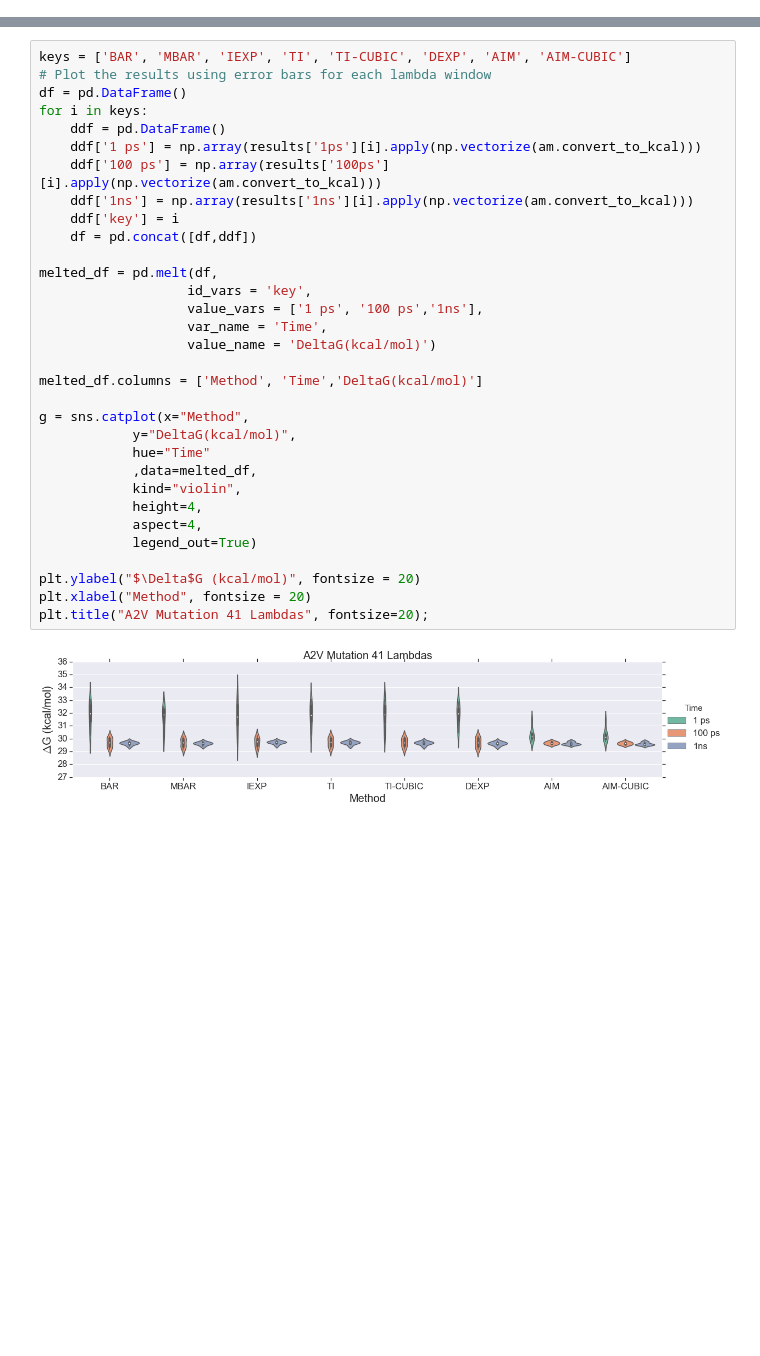
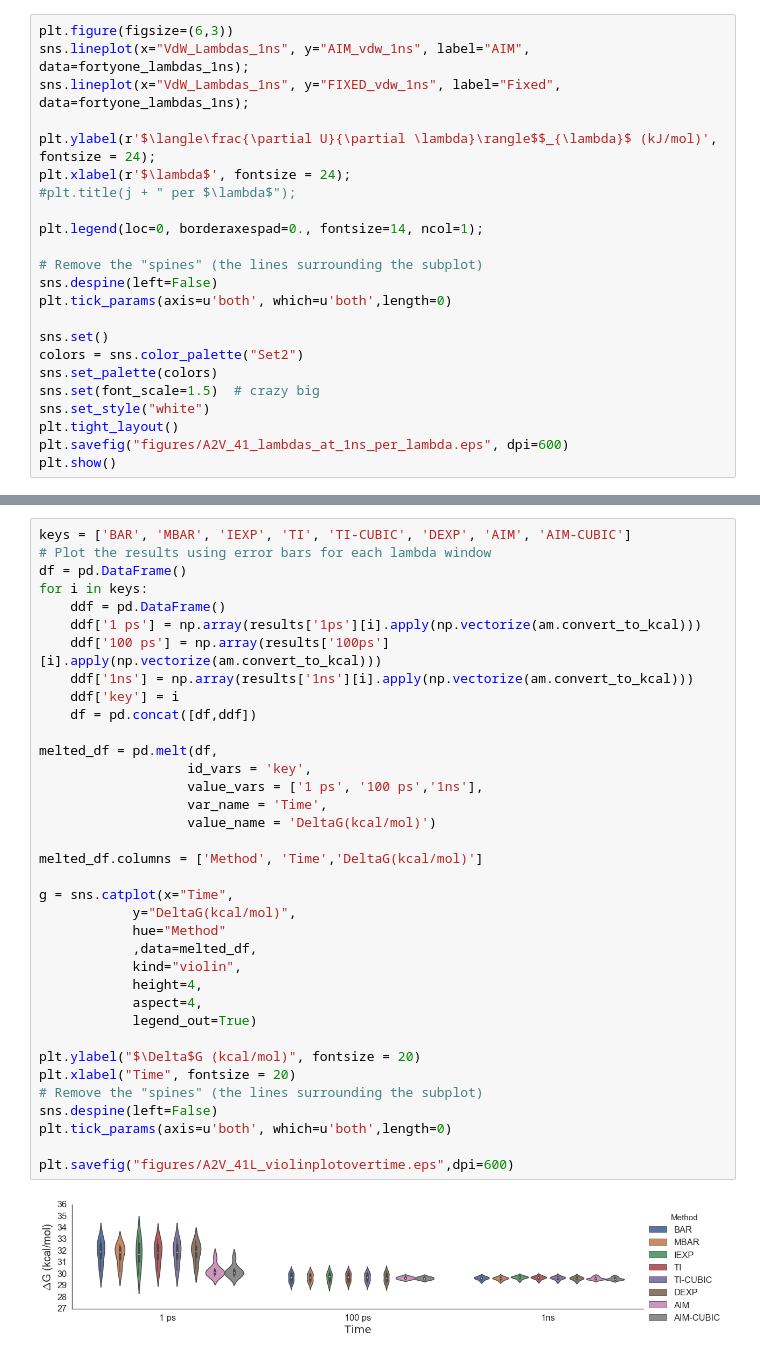
Before and after one commit to bioSandMan/gmx514, a Jupyter notebook: tripep.ipynb, the cells around one changed output, grey strips where cells are left out. Saved outputs shown, nothing was run; the diff lists cells and outputs as text; blank space fills up the shorter version.

Commit message:
adding figures

```diff
--- a/tripep.ipynb
+++ b/tripep.ipynb
@@ -460,0 +433,23 @@ for j in times:
+# %%
+plt.figure(figsize=(6,3))
+sns.lineplot(x="VdW_Lambdas_1ns", y="AIM_vdw_1ns", label="AIM", data=fortyone_lambdas_1ns);
+sns.lineplot(x="VdW_Lambdas_1ns", y="FIXED_vdw_1ns", label="Fixed", data=fortyone_lambdas_1ns);
+
+plt.ylabel(r'$\langle\frac{\partial U}{\partial \lambda}\rangle$$_{\lambda}$ (kJ/mol)', fontsize = 24);
+plt.xlabel(r'$\lambda$', fontsize = 24);
+#plt.title(j + " per $\lambda$");
+
+plt.legend(loc=0, borderaxespad=0., fontsize=14, ncol=1);
+
+# Remove the "spines" (the lines surrounding the subplot)
+sns.despine(left=False)
+plt.tick_params(axis=u'both', which=u'both',length=0)
+
+sns.set()
+colors = sns.color_palette("Set2")
+sns.set_palette(colors)
+sns.set(font_scale=1.5)  # crazy big
+sns.set_style("white")
+plt.tight_layout()
+plt.savefig("figures/A2V_41_lambdas_at_1ns_per_lambda.eps", dpi=600)
+plt.show()
@@ -461,34 +458,38 @@ for j in times:
 # %%
 keys = ['BAR', 'MBAR', 'IEXP', 'TI', 'TI-CUBIC', 'DEXP', 'AIM', 'AIM-CUBIC']
 # Plot the results using error bars for each lambda window
 df = pd.DataFrame()
 for i in keys:
     ddf = pd.DataFrame()
     ddf['1 ps'] = np.array(results['1ps'][i].apply(np.vectorize(am.convert_to_kcal)))
     ddf['100 ps'] = np.array(results['100ps'][i].apply(np.vectorize(am.convert_to_kcal)))
     ddf['1ns'] = np.array(results['1ns'][i].apply(np.vectorize(am.convert_to_kcal)))
     ddf['key'] = i
     df = pd.concat([df,ddf])
 
 melted_df = pd.melt(df,
                    id_vars = 'key',
                    value_vars = ['1 ps', '100 ps','1ns'],
                    var_name = 'Time',
                    value_name = 'DeltaG(kcal/mol)')
 
 melted_df.columns = ['Method', 'Time','DeltaG(kcal/mol)']
 
-g = sns.catplot(x="Method",
+g = sns.catplot(x="Time",
             y="DeltaG(kcal/mol)",
-            hue="Time"
+            hue="Method"
             ,data=melted_df,
             kind="violin",
             height=4,
             aspect=4,
             legend_out=True)
 
 plt.ylabel("$\Delta$G (kcal/mol)", fontsize = 20)
-plt.xlabel("Method", fontsize = 20)
-plt.title("A2V Mutation 41 Lambdas", fontsize=20);
+plt.xlabel("Time", fontsize = 20)
+# Remove the "spines" (the lines surrounding the subplot)
+sns.despine(left=False)
+plt.tick_params(axis=u'both', which=u'both',length=0)
+
+plt.savefig("figures/A2V_41L_violinplotovertime.eps",dpi=600)
 # %% [output]
-[figure, old version]
+[figure, new version]
```
Also changed, not shown: parts of 8 cells of this notebook, 10 other files.
